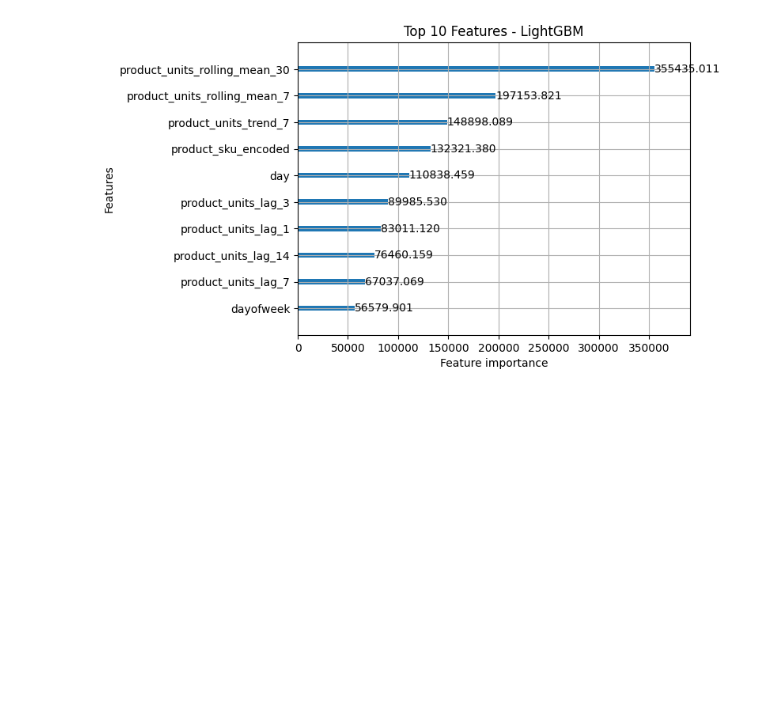
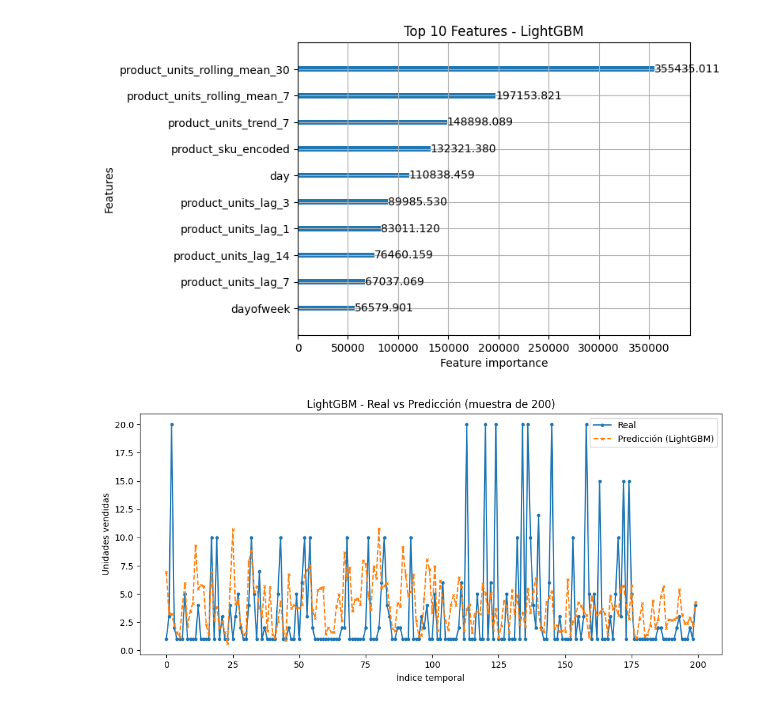
Before and after one commit to aladelca/pc1_20252_metodologia_data_science, a Jupyter notebook: notebooks/02_model_experimentation.ipynb, the cells around one changed output. Saved outputs shown, nothing was run; the diff lists cells and outputs as text; code cells hidden in the pictures; blank space fills up the shorter version.

Commit message:
gregar conclusión y visualización de LightGBM en model_experimentation

```diff
--- a/notebooks/02_model_experimentation.ipynb
+++ b/notebooks/02_model_experimentation.ipynb
@@ -640,3 +640,19 @@ plt.title("Top 10 Features - LightGBM")
 plt.show()
 # %% [output]
 [figure]
+# %%
+# ------------------------------
+# VISUALIZACIÓN: REAL vs PREDICHO
+# ------------------------------
+plt.figure(figsize=(12, 5))
+
+plt.plot(y_test.values[:200], label="Real", marker="o", markersize=3, linestyle="-")
+plt.plot(y_pred_lgb[:200], label="Predicción (LightGBM)", marker="x", markersize=3, linestyle="--")
+
+plt.title("LightGBM - Real vs Predicción (muestra de 200)")
+plt.xlabel("Índice temporal")
+plt.ylabel("Unidades vendidas")
+plt.legend()
+plt.show()
+# %% [output]
+[figure, added]
```
Also changed, not shown: parts of 2 cells of this notebook.
